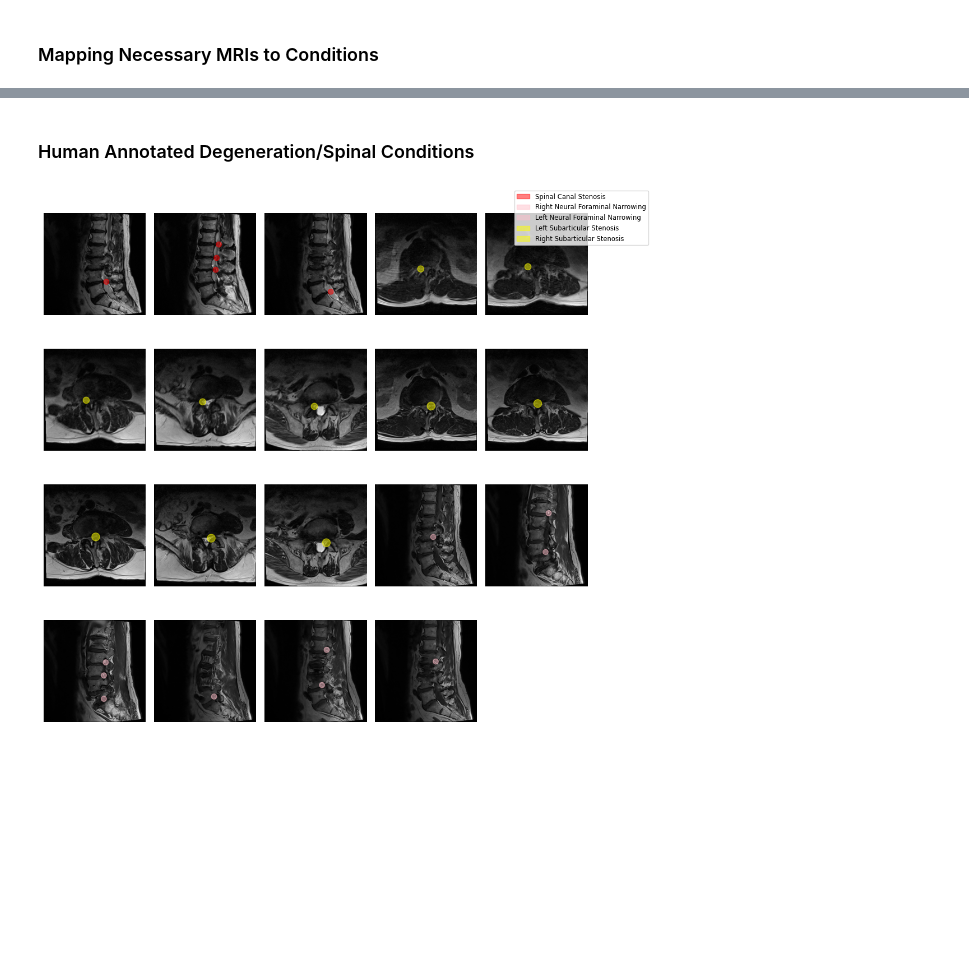
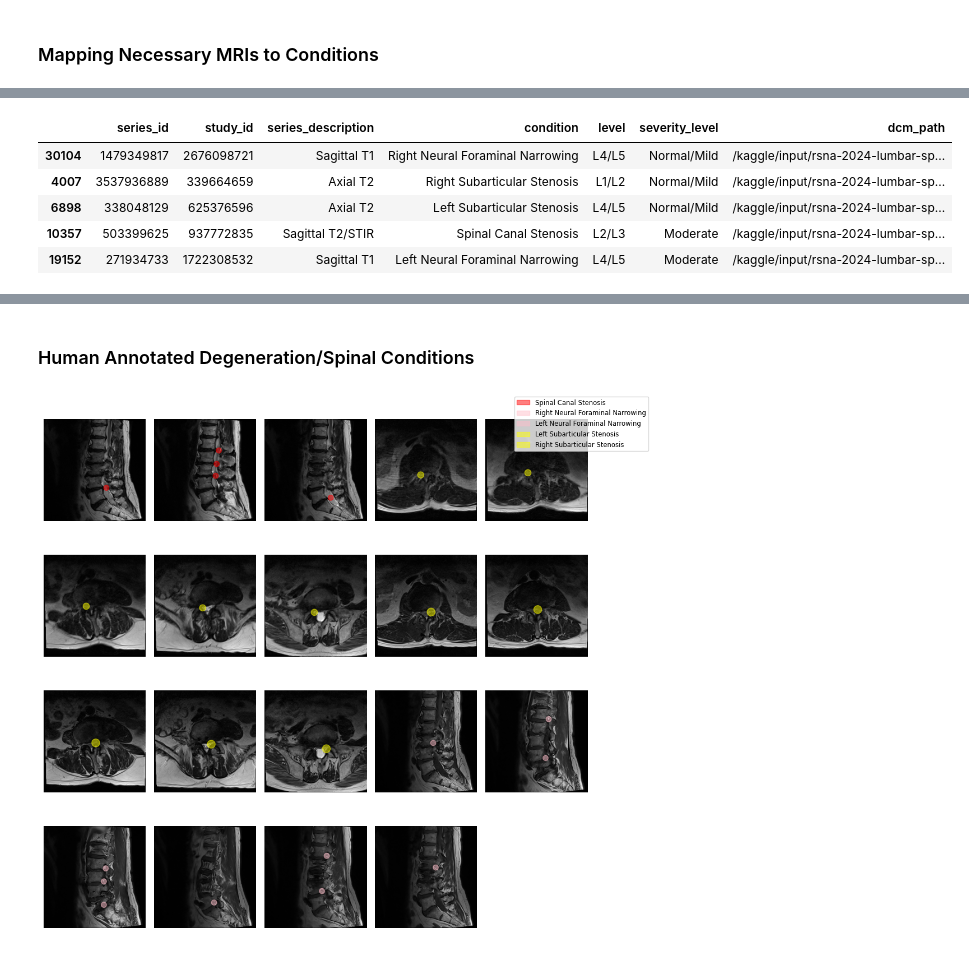
Before and after one commit to ahmedembeddedxx/lumbar-spine-degenerative-classification, a Jupyter notebook: src/ML/lumbar-seg.ipynb, the cells around one changed output, grey strips where cells are left out. Cells and saved outputs as stored; diff of their text form; code cells hidden in the pictures; blank space fills up the shorter version.

```diff
--- a/src/ML/lumbar-seg.ipynb
+++ b/src/ML/lumbar-seg.ipynb
@@ -178,0 +196,9 @@ merged_df[merged_df['study_id'] == 105895264]
+# %%
+complete_df.sample(5)
+# %% [output]
+|  | series_id | study_id | series_description | condition | level | severity_level | dcm_path |
+| 30104 | 1479349817 | 2676098721 | Sagittal T1 | Right Neural Foraminal Narrowing | L4/L5 | Normal/Mild | /kaggle/input/rsna-2024-lumbar-sp... |
+| 4007 | 3537936889 | 339664659 | Axial T2 | Right Subarticular Stenosis | L1/L2 | Normal/Mild | /kaggle/input/rsna-2024-lumbar-sp... |
+| 6898 | 338048129 | 625376596 | Axial T2 | Left Subarticular Stenosis | L4/L5 | Normal/Mild | /kaggle/input/rsna-2024-lumbar-sp... |
+| 10357 | 503399625 | 937772835 | Sagittal T2/STIR | Spinal Canal Stenosis | L2/L3 | Moderate | /kaggle/input/rsna-2024-lumbar-sp... |
+| 19152 | 271934733 | 1722308532 | Sagittal T1 | Left Neural Foraminal Narrowing | L4/L5 | Moderate | /kaggle/input/rsna-2024-lumbar-sp... |
```
Also changed, not shown: parts of 10 cells of this notebook, 2 other files.
